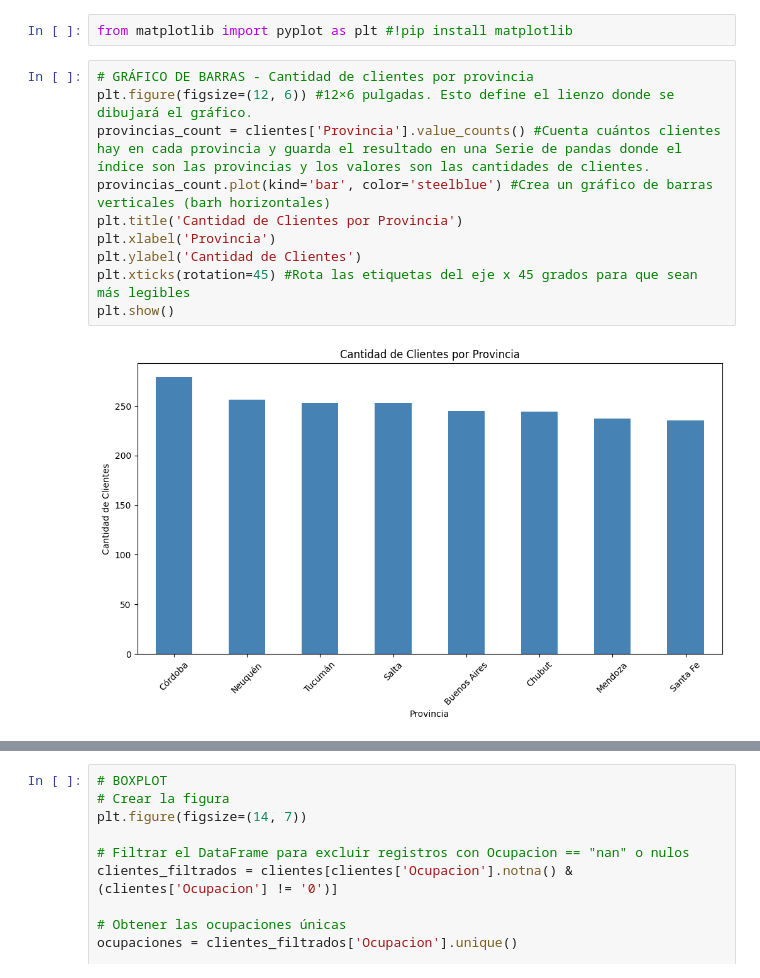
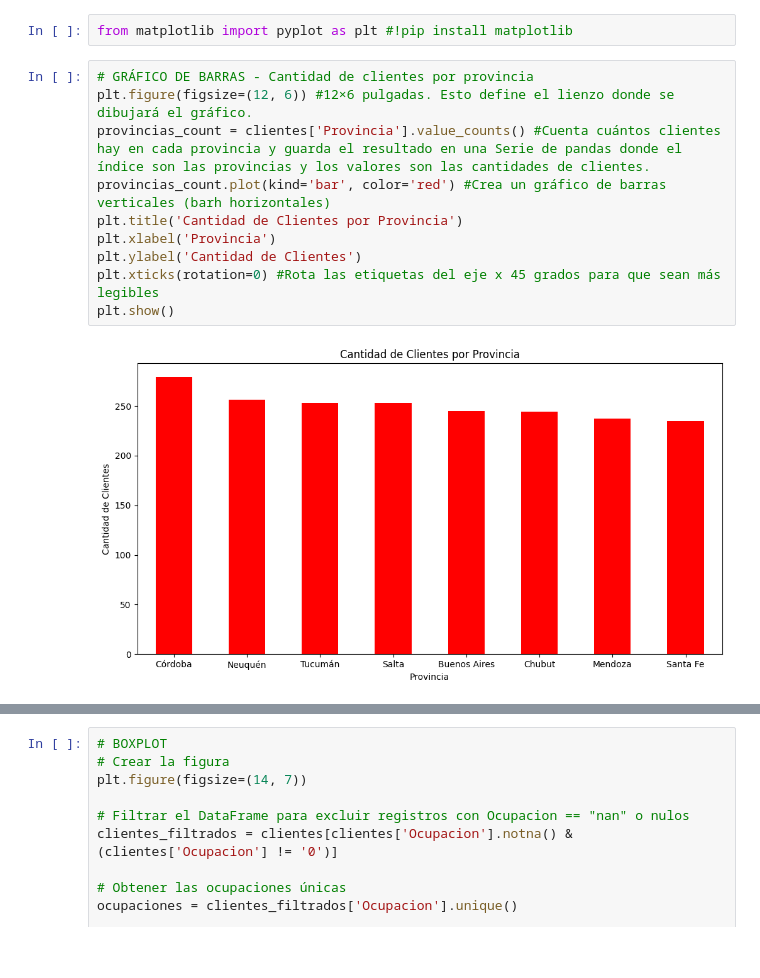
Before and after one commit to VenezianoMauro/curso-bapro, a Jupyter notebook: clase 7/Clase-7-Pandas-Matplotlib-BAPRO.ipynb, the cells around one changed output, grey strips where cells are left out. Cells and saved outputs as stored; diff of their text form; blank space fills up the shorter version.

```diff
--- a/clase 7/Clase-7-Pandas-Matplotlib-BAPRO.ipynb
+++ b/clase 7/Clase-7-Pandas-Matplotlib-BAPRO.ipynb
@@ -502,15 +527,15 @@ from matplotlib import pyplot as plt #!pip install matplotlib
 # %%
 # GRÁFICO DE BARRAS - Cantidad de clientes por provincia
 plt.figure(figsize=(12, 6)) #12×6 pulgadas. Esto define el lienzo donde se dibujará el gráfico.
 provincias_count = clientes['Provincia'].value_counts() #Cuenta cuántos clientes hay en cada provincia y guarda el resultado en una Serie de pandas donde el índice son las provincias y los valores son las cantidades de clientes.
-provincias_count.plot(kind='bar', color='steelblue') #Crea un gráfico de barras verticales (barh horizontales)
+provincias_count.plot(kind='bar', color='red') #Crea un gráfico de barras verticales (barh horizontales)
 plt.title('Cantidad de Clientes por Provincia')
 plt.xlabel('Provincia')
 plt.ylabel('Cantidad de Clientes')
-plt.xticks(rotation=45) #Rota las etiquetas del eje x 45 grados para que sean más legibles
+plt.xticks(rotation=0) #Rota las etiquetas del eje x 45 grados para que sean más legibles
 plt.show()
 # %% [output]
-[figure, old version]
+[figure, new version]
 # %%
 #  HISTOGRAMA - Distribución de edades
 plt.figure(figsize=(12, 6))
```
Also changed, not shown: parts of 6 cells of this notebook, 2 other files.
